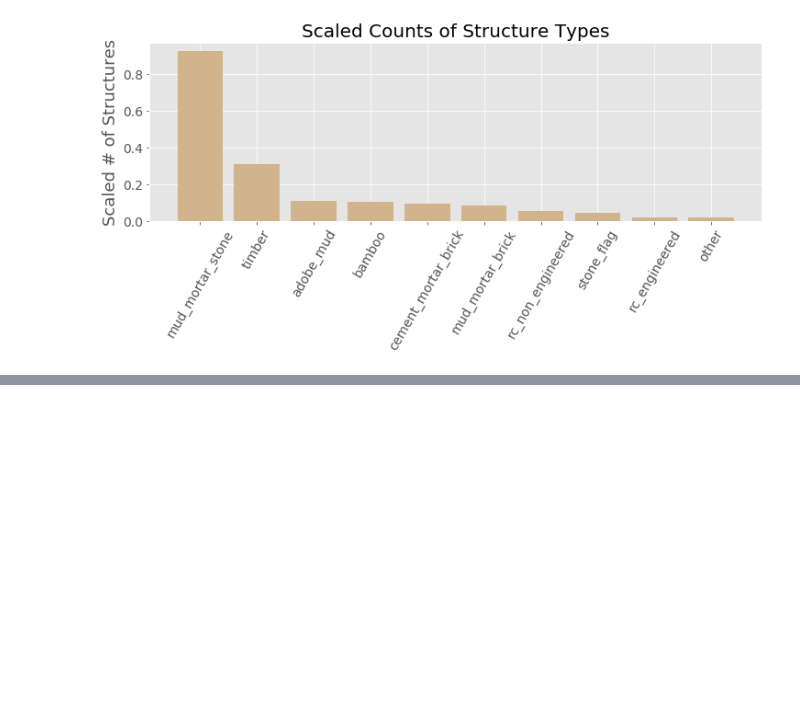
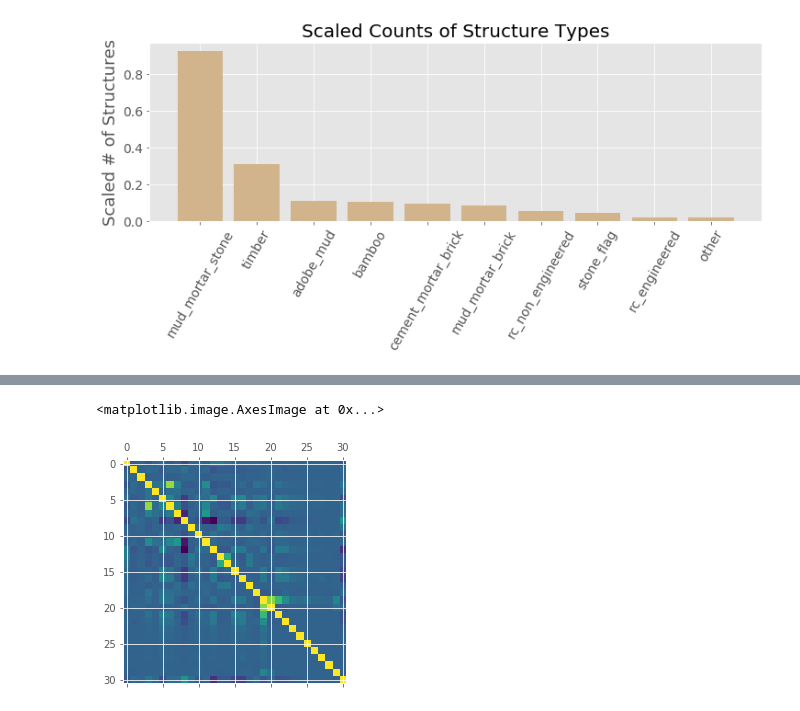
Before and after one commit to rumbelievable/earthquake_predictor, a Jupyter notebook: notebooks/eda.ipynb, the cells around one changed output, grey strips where cells are left out. Drawn from its saved outputs; the diff is of its cells as text; code cells hidden in the pictures; blank space fills up the shorter version.

```diff
--- a/notebooks/eda.ipynb
+++ b/notebooks/eda.ipynb
@@ -330,0 +350,6 @@ all_norm_counts = all_norm.transform(np.array(all_counts))
+# %%
+
+plt.matshow(df_combined.corr())
+# %% [output]
+<matplotlib.image.AxesImage at 0x...>
+[figure, added]
```
Also changed, not shown: parts of 23 cells of this notebook.
